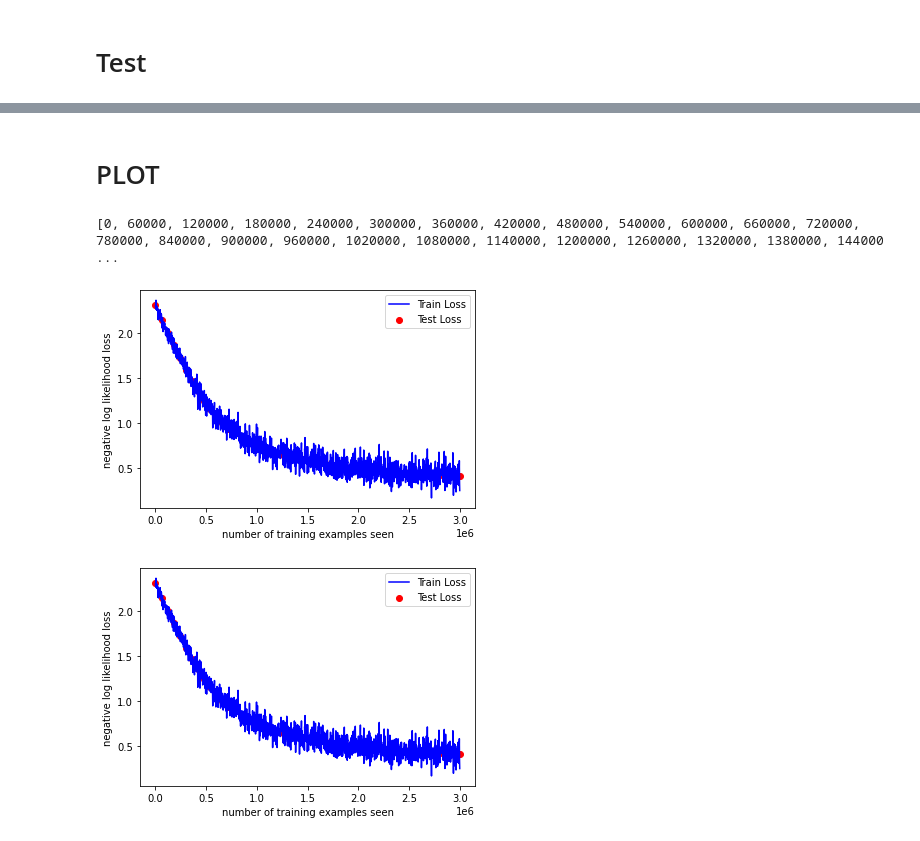
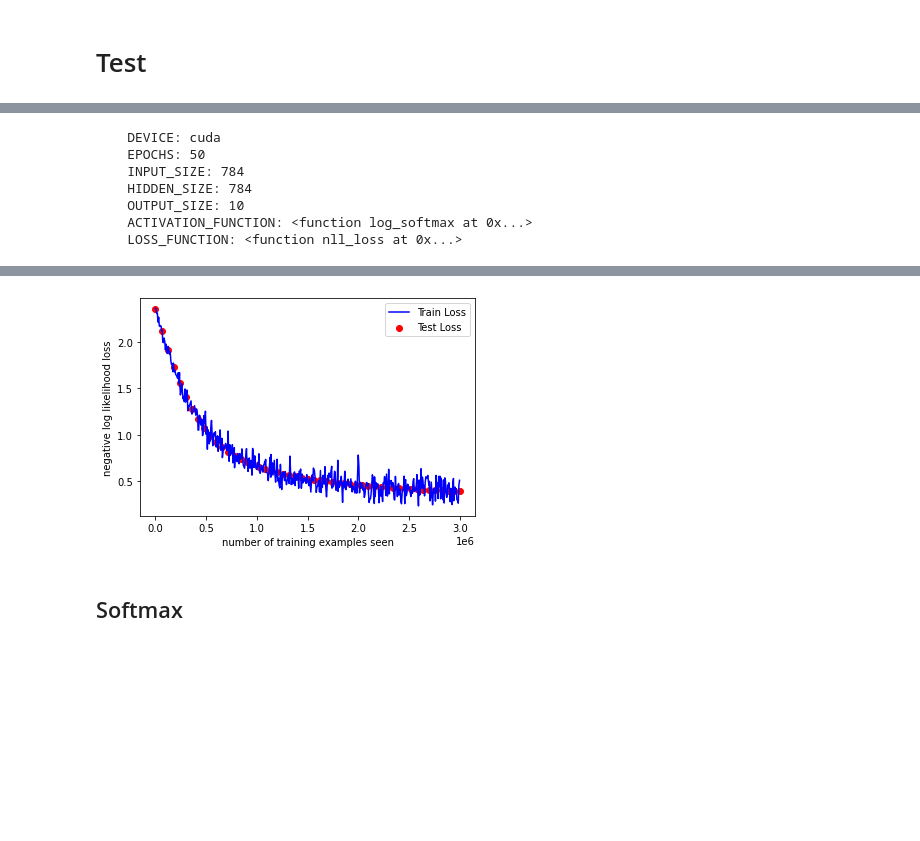
Before and after one commit to Ravio1i/ki-lab, a Jupyter notebook: 0_Simple_NN.ipynb, the cells around one changed output, grey strips where cells are left out. Cells and saved outputs as stored; diff of their text form; code cells hidden in the pictures; blank space fills up the shorter version.

```diff
--- a/0_Simple_NN.ipynb
+++ b/0_Simple_NN.ipynb
@@ -272,0 +313,15 @@ KeyboardInterrupt: ignored
+# %%
+run(
+    device_name="cuda",
+    input_size=784,
+    hidden_size=784,
+    output_size=10
+)
+# %% [output]
+    DEVICE: cuda
+    EPOCHS: 50
+    INPUT_SIZE: 784
+    HIDDEN_SIZE: 784
+    OUTPUT_SIZE: 10
+    ACTIVATION_FUNCTION: <function log_softmax at 0x...>
+    LOSS_FUNCTION: <function nll_loss at 0x...>
@@ -273,17 +345,3 @@ KeyboardInterrupt: ignored
+[figure, added]
 # %% [markdown]
-# PLOT
+## Softmax
-# %%
-fig = plt.figure()
-plt.plot(train_counter, train_losses, color='blue')
-print(test_counter)
-plt.scatter(test_counter, test_losses, color='red')
-
-
-plt.legend(['Train Loss', 'Test Loss'], loc='upper right')
-plt.xlabel('number of training examples seen')
-plt.ylabel('negative log likelihood loss')
-fig
-# %% [output]
-[0, 60000, 120000, 180000, 240000, 300000, 360000, 420000, 480000, 540000, 600000, 660000, 720000, 780000, 840000, 900000, 960000, 1020000, 1080000, 1140000, 1200000, 1260000, 1320000, 1380000, 144000 ...
-[figure, removed]
-[figure, removed]
```
Also changed, not shown: parts of 23 cells of this notebook.
